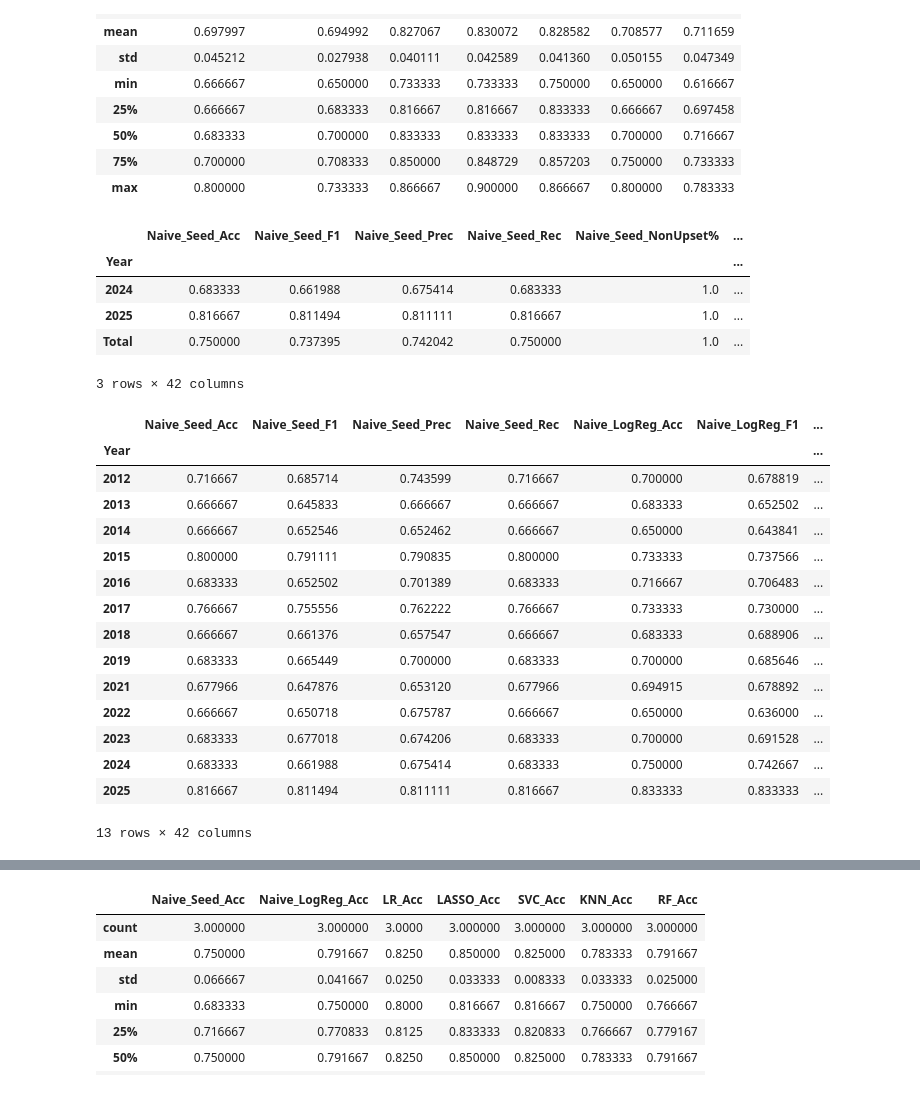
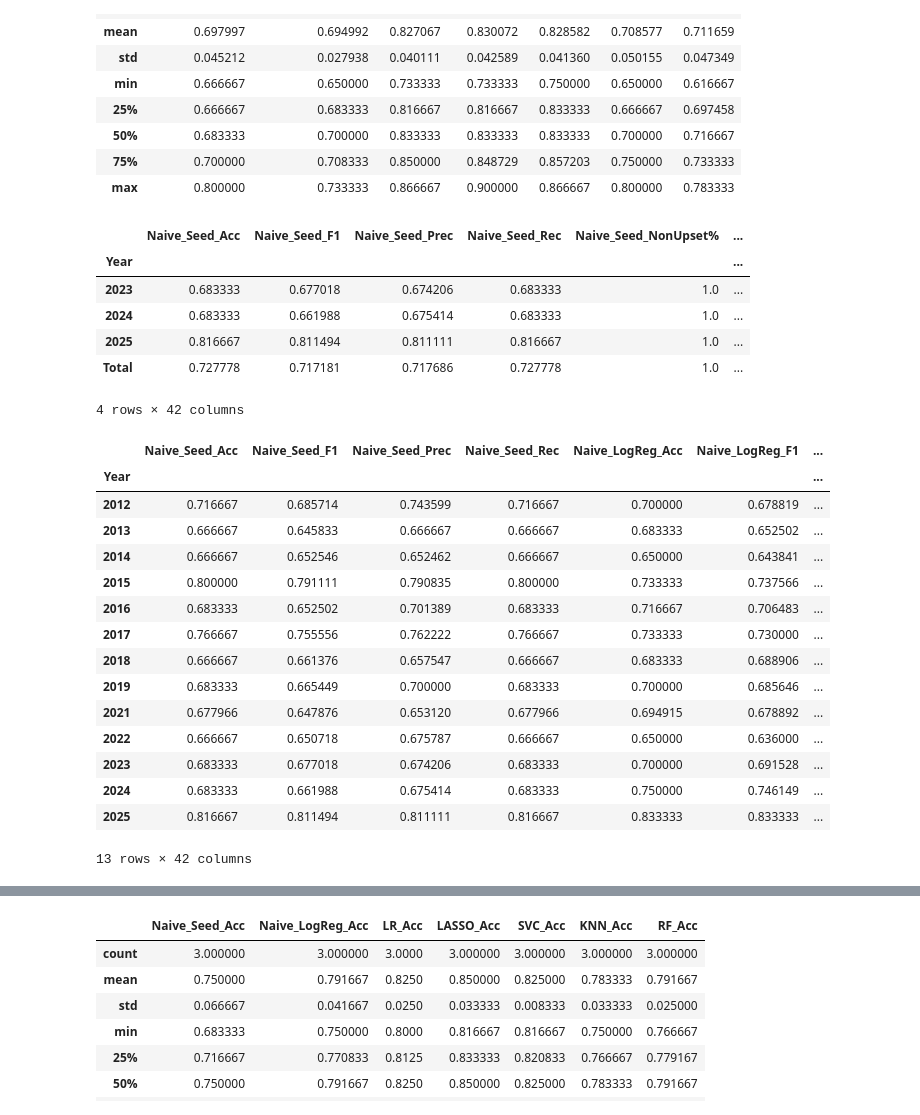
Before and after one commit to yiyoufan/NCAA_Prediction, a Jupyter notebook: explorer2.ipynb, the cells around one changed output, grey strips where cells are left out. Drawn from its saved outputs; the diff is of its cells as text; code cells hidden in the pictures.

```diff
--- a/explorer2.ipynb
+++ b/explorer2.ipynb
@@ -790,9 +843,9 @@ acc_df.describe()
 # %%
 # 1. Setup Data Splits
 # Validation logic (Historical years)
-val_years = sorted(df_for_modeling[df_for_modeling['YEAR'] < 2024]['YEAR'].unique())
+val_years = sorted(df_for_modeling[df_for_modeling['YEAR'] < 2023]['YEAR'].unique())
 # Test logic (The "Blind" years)
-test_years = [2024, 2025]
+test_years = [2023, 2024, 2025]
 
 all_results = []
 naive_logreg_features = ['SEED DIFF', 'CURRENT ROUND', 'kp_pre_PRESEASON KADJ EM_DIFF']
@@ -941,8 +992,8 @@ acc_df.describe()
 | max | 0.800000 | 0.733333 | 0.866667 | 0.900000 | 0.866667 | 0.800000 | 0.783333 |
 # %%
 # 1. Define Training and Test Sets
-train_full = df_for_modeling[df_for_modeling['YEAR'] < 2024]
-test_full = df_for_modeling[df_for_modeling['YEAR'] >= 2024]
+train_full = df_for_modeling[df_for_modeling['YEAR'] < 2023]
+test_full = df_for_modeling[df_for_modeling['YEAR'] >= 2023]
 
 X_train_full = train_full.drop(columns=['YEAR', 'TEAM 1 WIN'])
 y_train_full = train_full['TEAM 1 WIN']
@@ -955,7 +1006,7 @@ X_train_n_scaled = sc_naive.fit_transform(X_train_full[naive_feats])
 logistic_naive.fit(X_train_n_scaled, y_train_full)
 
 # Scaled Models (LR, SVC, KNN)
-# We fit them once on the full pre-2024 training set
+# We fit them once on the full pre-2023 training set
 model_pipelines = {}
 for name, model_obj in {'LR': lr_model, 'LASSO': lasso_model, 'SVC': svc_model, 'KNN': knn_model}.items():
     pipe = Pipeline([("pre", preprocessor), ("model", model_obj)])
@@ -988,7 +1039,7 @@ def get_extended_metrics(y_true, y_pred, y_seed):
 
 # 4. Generate Predictions and Metrics for 2024, 2025, and Total
 final_rows = []
-for label in [2024, 2025, 'Total']:
+for label in [2023, 2024, 2025, 'Total']:
     if label == 'Total':
         df_eval = test_full
     else:
@@ -999,37 +1050,38 @@ for label in [2024, 2025, 'Total']:
     X_eval = df_eval.drop(columns=['YEAR', 'TEAM 1 WIN'])
     y_true = df_eval['TEAM 1 WIN']
     y_seed = (df_eval['SEED 1'] < df_eval['SEED 2']).astype(int) #
 
     # Get Predictions
     preds = {
         'Naive_Seed': y_seed,
         'Naive_LogReg': logistic_naive.predict(sc_naive.transform(X_eval[naive_feats])),
         'LR': model_pipelines['LR'].predict(X_eval),
         'LASSO': model_pipelines['LASSO'].predict(X_eval),
         'SVC': model_pipelines['SVC'].predict(X_eval),
         'KNN': model_pipelines['KNN'].predict(X_eval),
         'RF': model_pipelines['RF'].predict(X_eval)
     }
 
     row = [label]
     for model in ['Naive_Seed', 'Naive_LogReg', 'LR', 'LASSO', 'SVC', 'KNN', 'RF']:
         row.extend(get_extended_metrics(y_true, preds[model], y_seed))
     final_rows.append(row)
 
 # 5. Construct Final DataFrame
 model_names = ['Naive_Seed', 'Naive_LogReg', 'LR', 'LASSO', 'SVC', 'KNN', 'RF']
 metrics = ['Acc', 'F1', 'Prec', 'Rec', 'NonUpset%', 'Upset%']
 cols = ['Year'] + [f"{m}_{met}" for m in model_names for met in metrics]
 
 final_performance_df = pd.DataFrame(final_rows, columns=cols).set_index('Year')
 display(final_performance_df)
 # %% [output]
 |  | Naive_Seed_Acc | Naive_Seed_F1 | Naive_Seed_Prec | Naive_Seed_Rec | Naive_Seed_NonUpset% | ... |
 | Year |  |  |  |  |  | ... |
+| 2023 | 0.683333 | 0.677018 | 0.674206 | 0.683333 | 1.0 | ... |
 | 2024 | 0.683333 | 0.661988 | 0.675414 | 0.683333 | 1.0 | ... |
 | 2025 | 0.816667 | 0.811494 | 0.811111 | 0.816667 | 1.0 | ... |
-| Total | 0.750000 | 0.737395 | 0.742042 | 0.750000 | 1.0 | ... |
+| Total | 0.727778 | 0.717181 | 0.717686 | 0.727778 | 1.0 | ... |
-3 rows × 42 columns
+4 rows × 42 columns
 # %%
 # Load the existing CSV
 train_val_df = pd.read_csv('Model Performances Train-Validation.csv')
@@ -1056,7 +1108,7 @@ combined_df
 | 2021 | 0.677966 | 0.647876 | 0.653120 | 0.677966 | 0.694915 | 0.678892 | ... |
 | 2022 | 0.666667 | 0.650718 | 0.675787 | 0.666667 | 0.650000 | 0.636000 | ... |
 | 2023 | 0.683333 | 0.677018 | 0.674206 | 0.683333 | 0.700000 | 0.691528 | ... |
-| 2024 | 0.683333 | 0.661988 | 0.675414 | 0.683333 | 0.750000 | 0.742667 | ... |
+| 2024 | 0.683333 | 0.661988 | 0.675414 | 0.683333 | 0.750000 | 0.746149 | ... |
 | 2025 | 0.816667 | 0.811494 | 0.811111 | 0.816667 | 0.833333 | 0.833333 | ... |
 13 rows × 42 columns
 # %%
```
Also changed, not shown: parts of 49 cells of this notebook, 5 other files.
